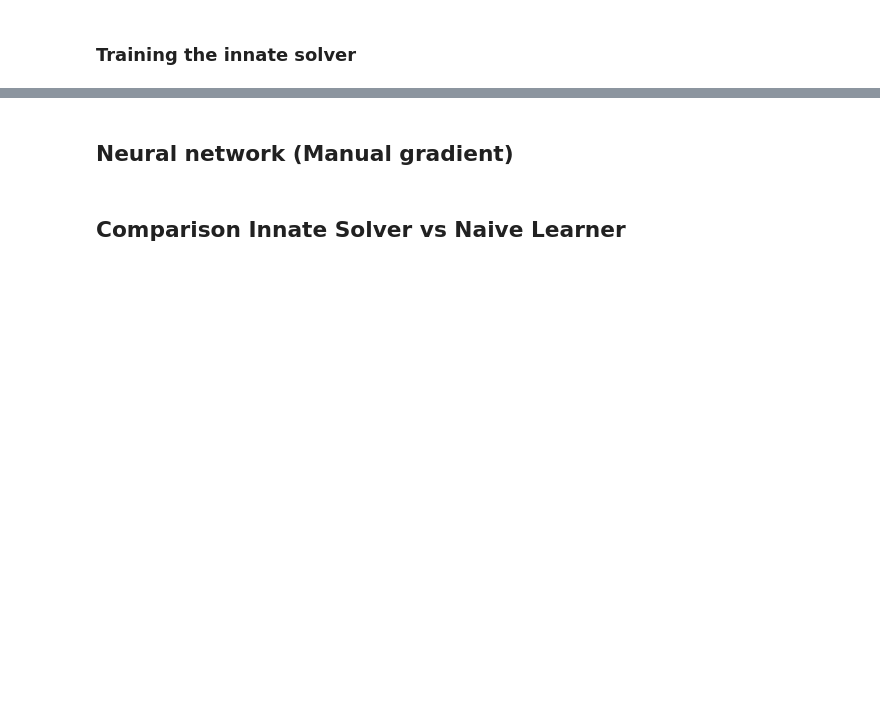
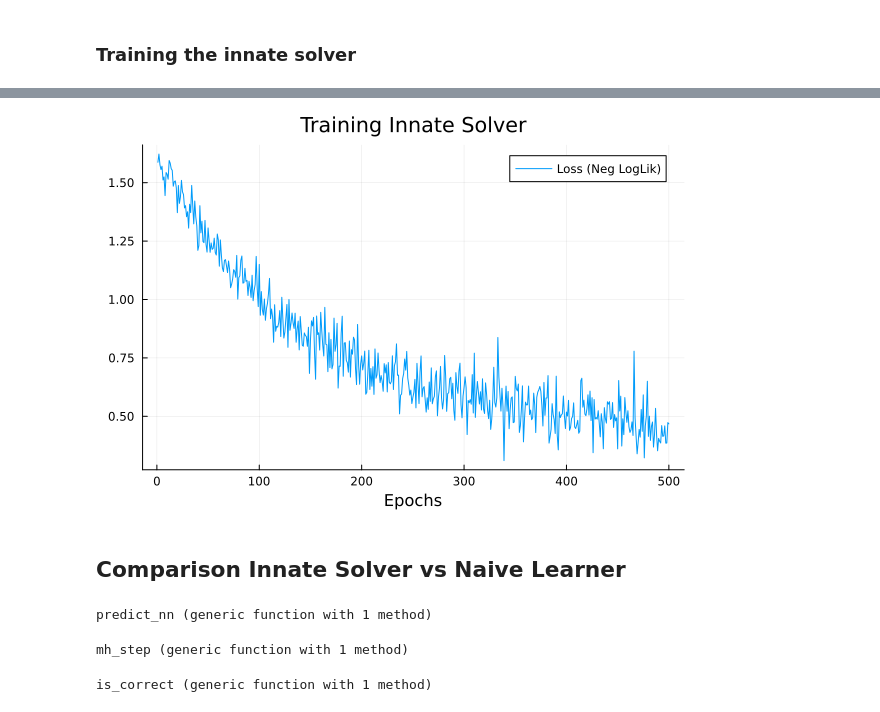
Before and after one commit to vitoratcacamargo/aom, a Jupyter notebook: notebooks/ug_genmodel_v0.ipynb, the cells around one changed output, grey strips where cells are left out. Cells and saved outputs as stored; diff of their text form; code cells hidden in the pictures; blank space fills up the shorter version.

Commit message:
Finished NN, working on possible visualizations

```diff
--- a/notebooks/ug_genmodel_v0.ipynb
+++ b/notebooks/ug_genmodel_v0.ipynb
@@ -369,7 +305,7 @@ supervised_training_batch_generator (generic function with 1 method)
 # %%
 update = Gen.ParamUpdate(Gen.FixedStepGradientDescent(0.001), innate_solver)
 
-NUM_EPOCHS = 200
+NUM_EPOCHS = 500
 EPOCH_SIZE = 50
 
 TRAIN = true
@@ -408,5 +358,46 @@ Epoch 20: avg loss = 2.7581
+[figure, added]
-# %% [markdown]
-## Neural network (Manual gradient)
 # %% [markdown]
 ## Comparison Innate Solver vs Naive Learner
+# %%
+function predict_nn(input_vec::Vector{Float64})
+    W1 = get_param(innate_solver, :W1)
+    b1 = get_param(innate_solver, :b1)
+    W2 = get_param(innate_solver, :W2)
+    b2 = get_param(innate_solver, :b2)
+
+    hidden = σ(W1 * input_vec + b1)
+    output = W2 * hidden + b2
+    probs = sigmoid(output)
+
+    preds = (
+        hd = probs[1] > 0.5,
+        sd = probs[2] > 0.5,
+        ao = probs[3] > 0.5,
+        wh = probs[4] > 0.5,
+    )
+
+    return preds, probs
+end
+# %% [output]
+predict_nn (generic function with 1 method)
+# %%
+# MH update on the 4 parameters
+function mh_step(tr)
+    tr, _ = mh(tr, select(:head_direction))
+    tr, _ = mh(tr, select(:subject_drop))
+    tr, _ = mh(tr, select(:adj_order))
+    tr, _ = mh(tr, select(:wh_fronting))
+    return tr
+end
+# %% [output]
+mh_step (generic function with 1 method)
+# %%
+function is_correct(tr)
+    return tr[:head_direction] == target_theta.hd &&
+           tr[:subject_drop] == target_theta.sd &&
+           tr[:adj_order] == target_theta.ao &&
+           tr[:wh_fronting] == target_theta.wh
+end
+# %% [output]
+is_correct (generic function with 1 method)
 # %%
```
Also changed, not shown: parts of 21 cells of this notebook, 2 other files.
